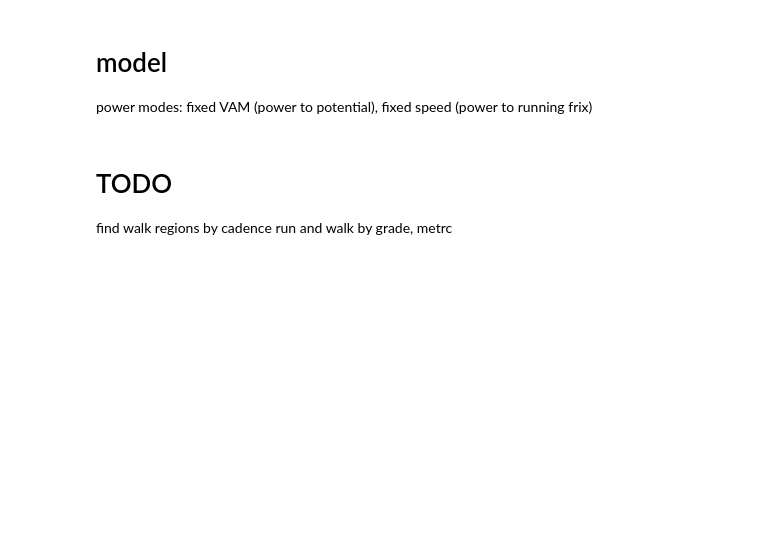
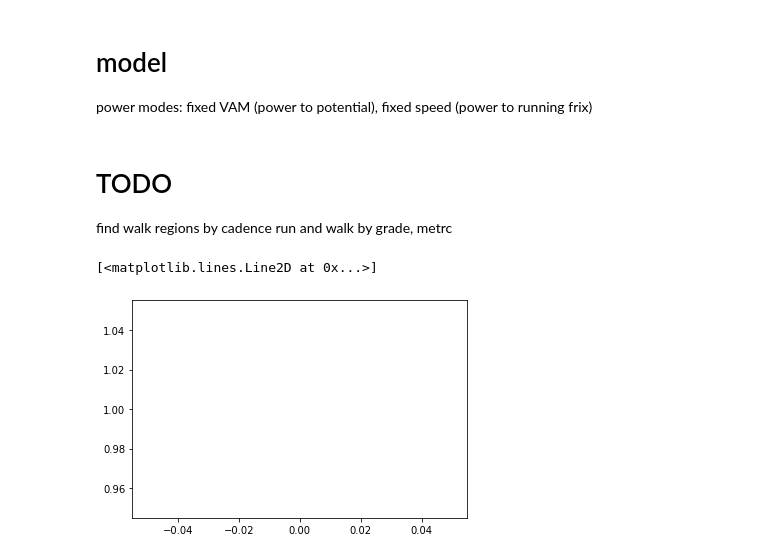
Before and after one commit to volodymyrss/strava-trail-analyze, a Jupyter notebook: trail.ipynb, the cells around one changed output. Drawn from its saved outputs; the diff is of its cells as text; code cells hidden in the pictures; blank space fills up the shorter version.

```diff
--- a/trail.ipynb
+++ b/trail.ipynb
@@ -49,3 +55,8 @@ import yaml
+# %%
+plt.plot([1])
+# %% [output]
+[<matplotlib.lines.Line2D at 0x...>]
+[figure, added]
 # %%
 c = yaml.safe_load(open("strava-client.yaml"))
 
```
Also changed, not shown: parts of 34 cells of this notebook, 3 other files.
